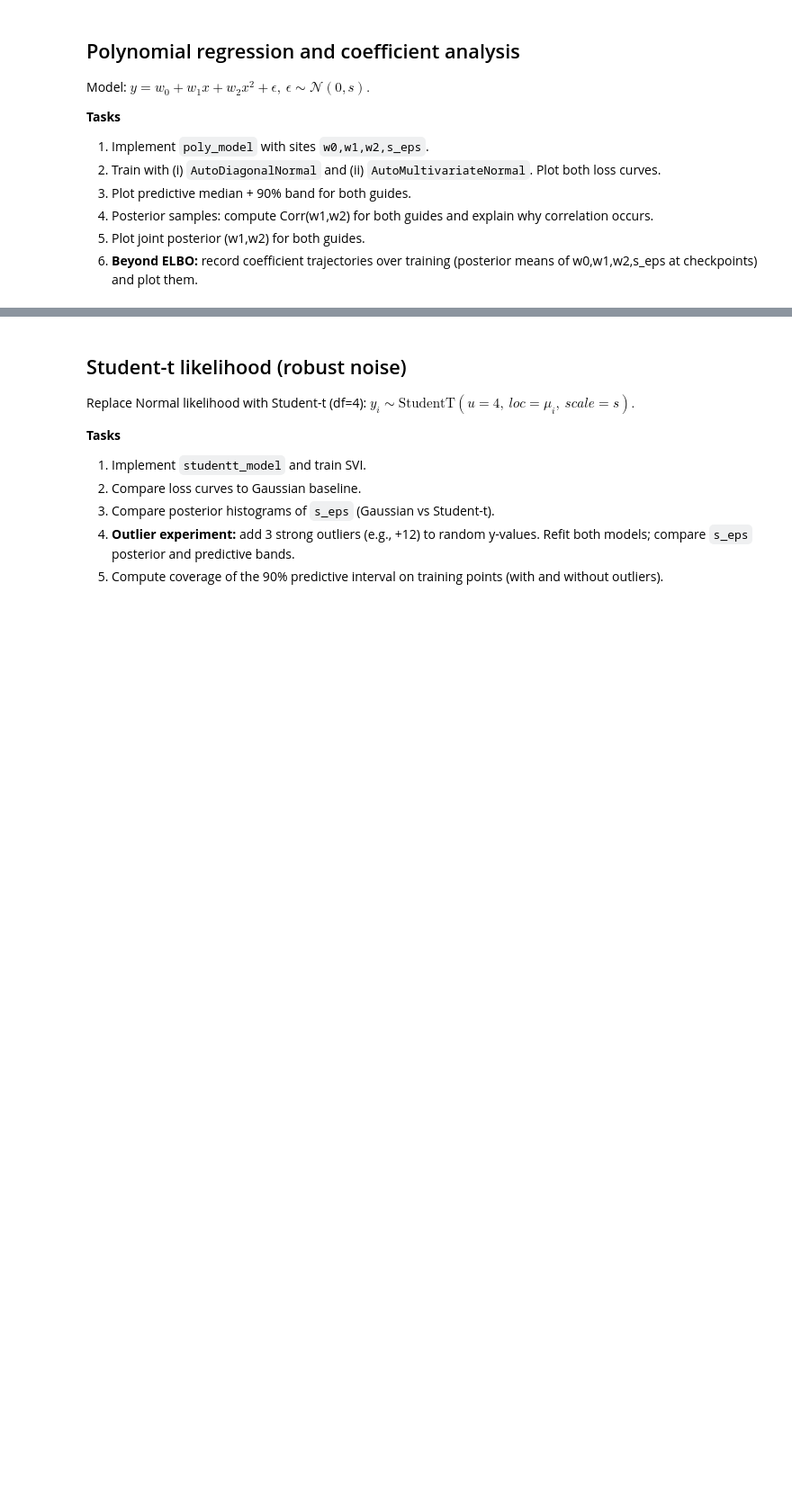
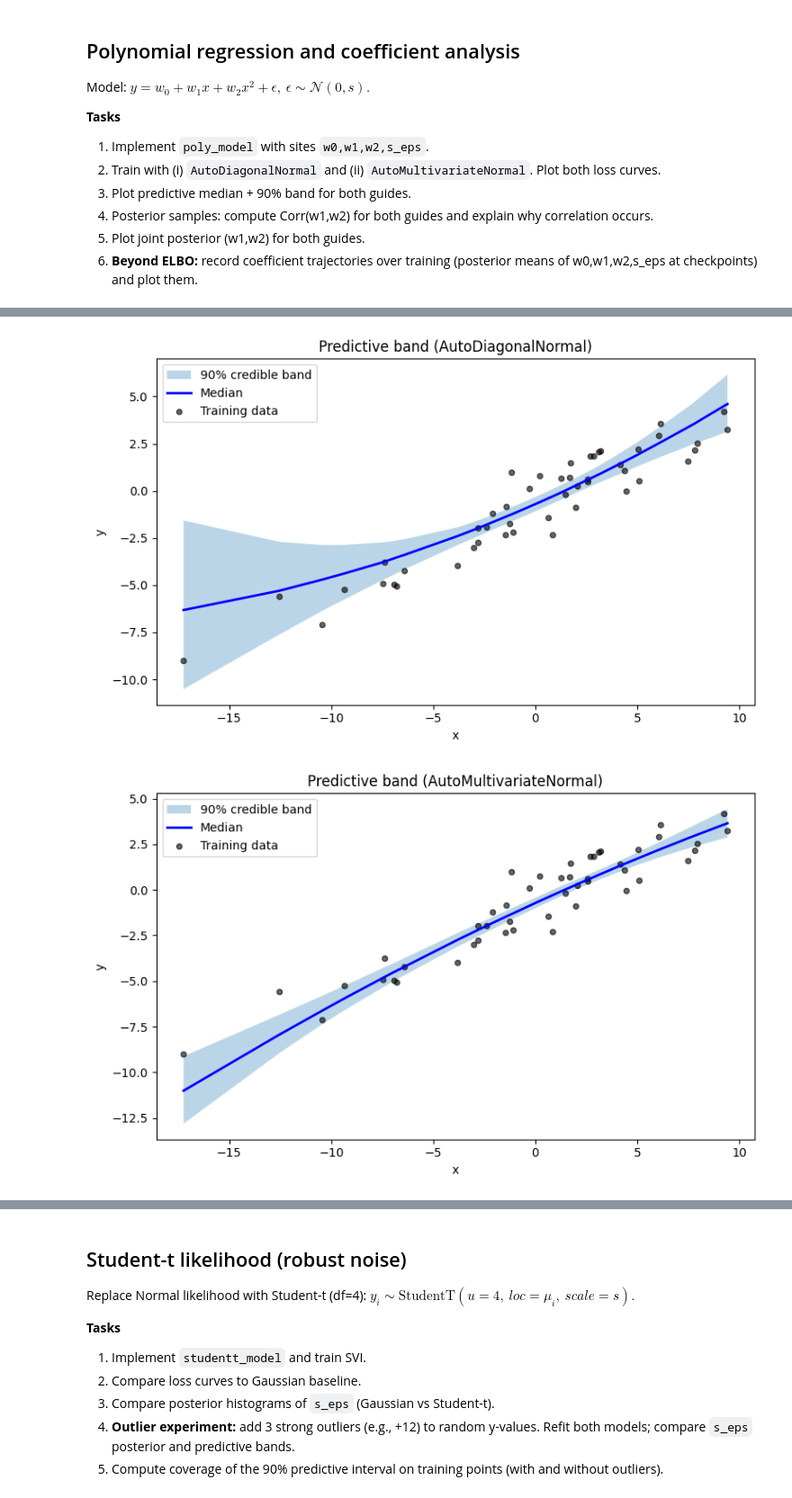
Before and after one commit to kmock930/Course-Uncertainty-Machine-Learning-2026, a Jupyter notebook: Assignment 2/SVI_assignment_questions (2).ipynb, the cells around one changed output, grey strips where cells are left out. Shown at 90% size. Drawn from its saved outputs; the diff is of its cells as text; code cells hidden in the pictures; blank space fills up the shorter version.

```diff
--- a/Assignment 2/SVI_assignment_questions (2).ipynb
+++ b/Assignment 2/SVI_assignment_questions (2).ipynb
@@ -177,14 +189,15 @@ def guide(x, y=None):
     # slope
     w_loc = numpyro.param("w_loc", 0.0)
     w_scale = numpyro.param("w_scale", 0.1, constraint=constraints.positive)
-    w = numpyro.sample("w", dists.Normal(w_loc, w_scale))
+    w = numpyro.sample("w", dists.Normal(w_loc, w_scale), rng_key=key)
     # intercept
     b_loc = numpyro.param("b_loc", 0.0)
     b_scale = numpyro.param("b_scale", 0.1, constraint=constraints.positive)
-    b = numpyro.sample("b", dists.Normal(b_loc, b_scale))
+    b = numpyro.sample("b", dists.Normal(b_loc, b_scale), rng_key=key)
     # noise variance
     s_loc = numpyro.param("s_log_loc", 0.0)
     s_scale = numpyro.param("s_log_scale", 0.1, constraint=constraints.positive)
     s = numpyro.sample("s_eps", dists.TransformedDistribution(dists.Normal(s_loc, s_scale),
                                                           dists.transforms.ExpTransform()))
+    return w, b, s
 # %%
@@ -285,0 +333,40 @@ $ y = w_0 + w_1 x + w_2 x^2 + \epsilon,\ \epsilon\sim\mathcal N(0,s).$
+# %%
+# Plot: Predictive bands from guide vs true data
+def plot_predictive_band(x, y, lo, med, hi, title='Predictive band'):
+    """
+    Plot training data with predictive median and 90% credible band.
+
+    Args:
+        x: input points (for x-axis)
+        y: observed data (scatter plot)
+        lo, med, hi: lower, median, upper quantiles from predictive_band_from_mu
+        title: plot title
+    """
+    plt.figure(figsize=(8, 5))
+
+    # Sort by x for smooth line plotting
+    x_arr = np.array(x)
+    sort_idx = np.argsort(x_arr)
+    x_sorted = x_arr[sort_idx]
+
+    # Predictive band (90% both sides)
+    plt.fill_between(x_sorted, np.array(lo)[sort_idx], np.array(hi)[sort_idx],
+                     alpha=0.3, label='90% credible band')
+    # Show the Median from predictions
+    plt.plot(x_sorted, np.array(med)[sort_idx], 'b-', linewidth=2, label='Median')
+
+    # Training data
+    plt.scatter(x, y, s=20, color='k', alpha=0.6, label='Training data')
+
+    plt.title(title)
+    plt.xlabel('x')
+    plt.ylabel('y')
+    plt.legend()
+    plt.tight_layout()
+    plt.show()
+# Use the pre-computed quantiles to display the 90% credible interval
+plot_predictive_band(x_tr, y_tr, quatile1_auto, quatile2_auto, quatile3_auto, title='Predictive band (AutoDiagonalNormal)')
+plot_predictive_band(x_tr, y_tr, quatile1_mv, quatile2_mv, quatile3_mv, title='Predictive band (AutoMultivariateNormal)')
+# %% [output]
+[figure, added]
+[figure, added]
```
Also changed, not shown: parts of 13 cells of this notebook.
